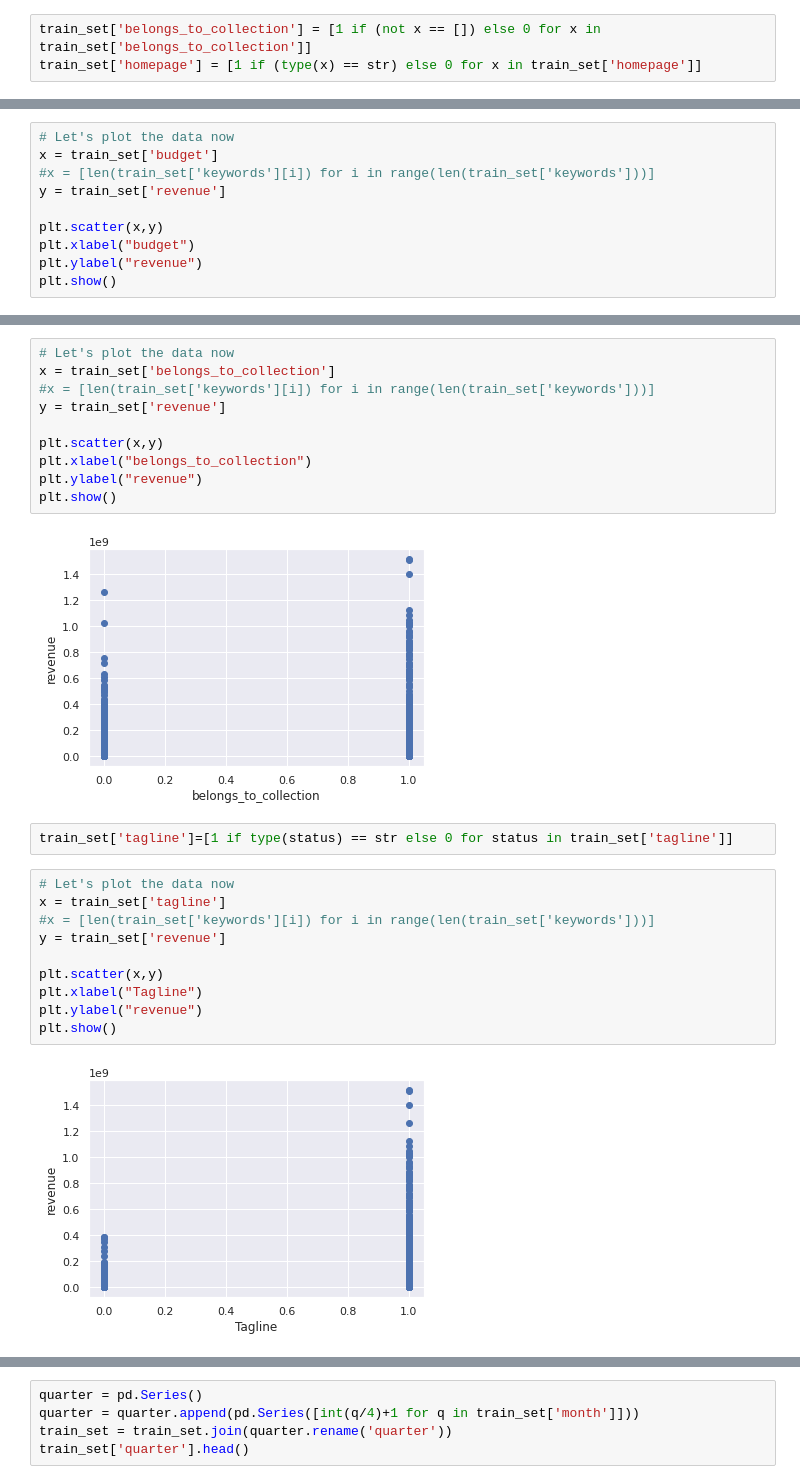
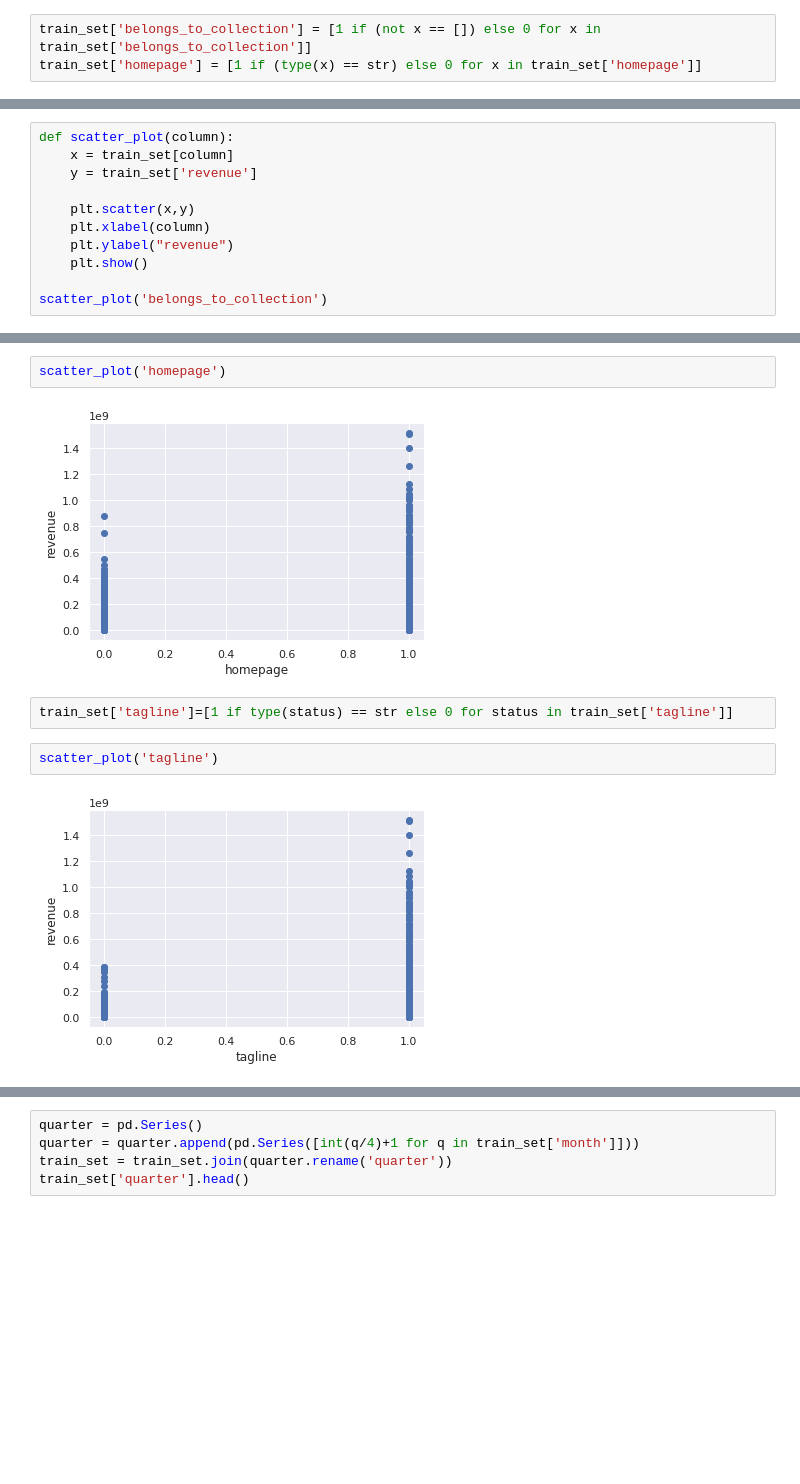
Before and after one commit to achillelamb/the-movie-db, a Jupyter notebook: The-Movie-DB.ipynb, the cells around one changed output, grey strips where cells are left out. Cells and saved outputs as stored; diff of their text form; blank space fills up the shorter version.

```diff
--- a/The-Movie-DB.ipynb
+++ b/The-Movie-DB.ipynb
@@ -175,11 +191,12 @@ train_set['homepage'] = [1 if (type(x) == str) else 0 for x in train_set['homepa
 # %%
-# Let's plot the data now
-x = train_set['budget']
-#x = [len(train_set['keywords'][i]) for i in range(len(train_set['keywords']))]
-y = train_set['revenue']
+def scatter_plot(column):
+    x = train_set[column]
+    y = train_set['revenue']
 
-plt.scatter(x,y)
-plt.xlabel("budget")
-plt.ylabel("revenue")
-plt.show()
+    plt.scatter(x,y)
+    plt.xlabel(column)
+    plt.ylabel("revenue")
+    plt.show()
+
+scatter_plot('belongs_to_collection')
 # %% [output]
@@ -199,26 +204,10 @@ plt.show()
-# %%
-# Let's plot the data now
-x = train_set['belongs_to_collection']
-#x = [len(train_set['keywords'][i]) for i in range(len(train_set['keywords']))]
-y = train_set['revenue']
-
-plt.scatter(x,y)
-plt.xlabel("belongs_to_collection")
-plt.ylabel("revenue")
-plt.show()
-# %% [output]
-[figure, removed]
+# %%
+scatter_plot('homepage')
+# %% [output]
+[figure, added]
 # %%
 train_set['tagline']=[1 if type(status) == str else 0 for status in train_set['tagline']]
-# %%
-# Let's plot the data now
-x = train_set['tagline']
-#x = [len(train_set['keywords'][i]) for i in range(len(train_set['keywords']))]
-y = train_set['revenue']
-
-plt.scatter(x,y)
-plt.xlabel("Tagline")
-plt.ylabel("revenue")
-plt.show()
-# %% [output]
-[figure, removed]
+# %%
+scatter_plot('tagline')
+# %% [output]
+[figure, added]
```
Also changed, not shown: parts of 117 cells of this notebook, 1 other file.
